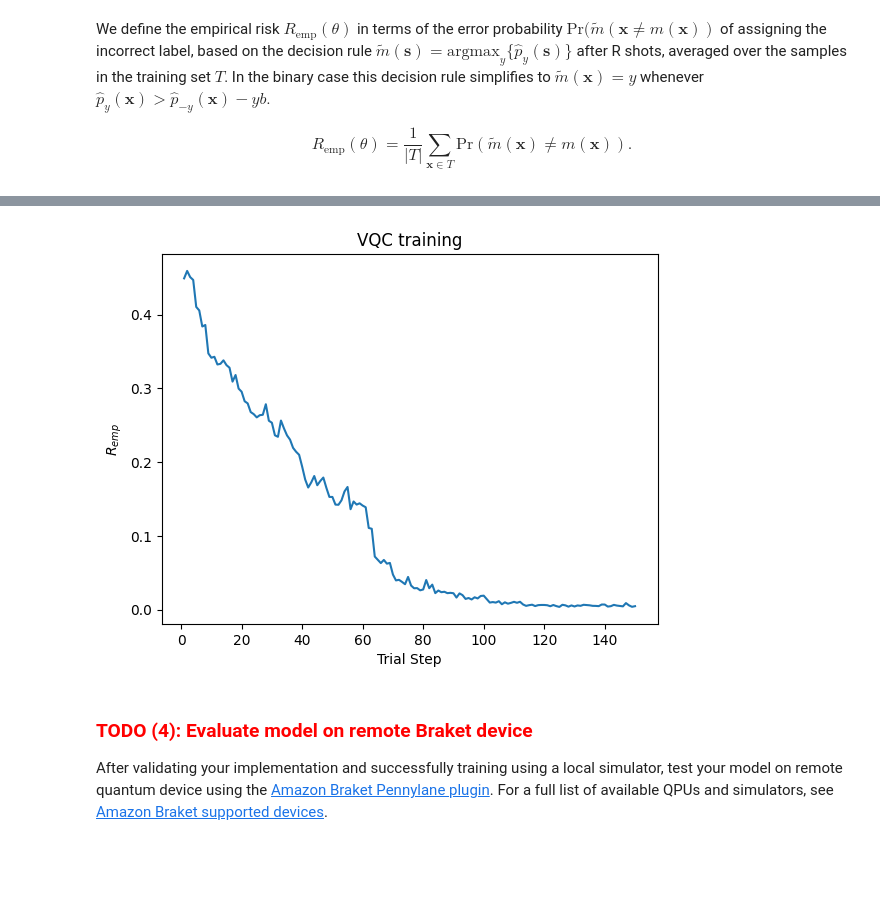
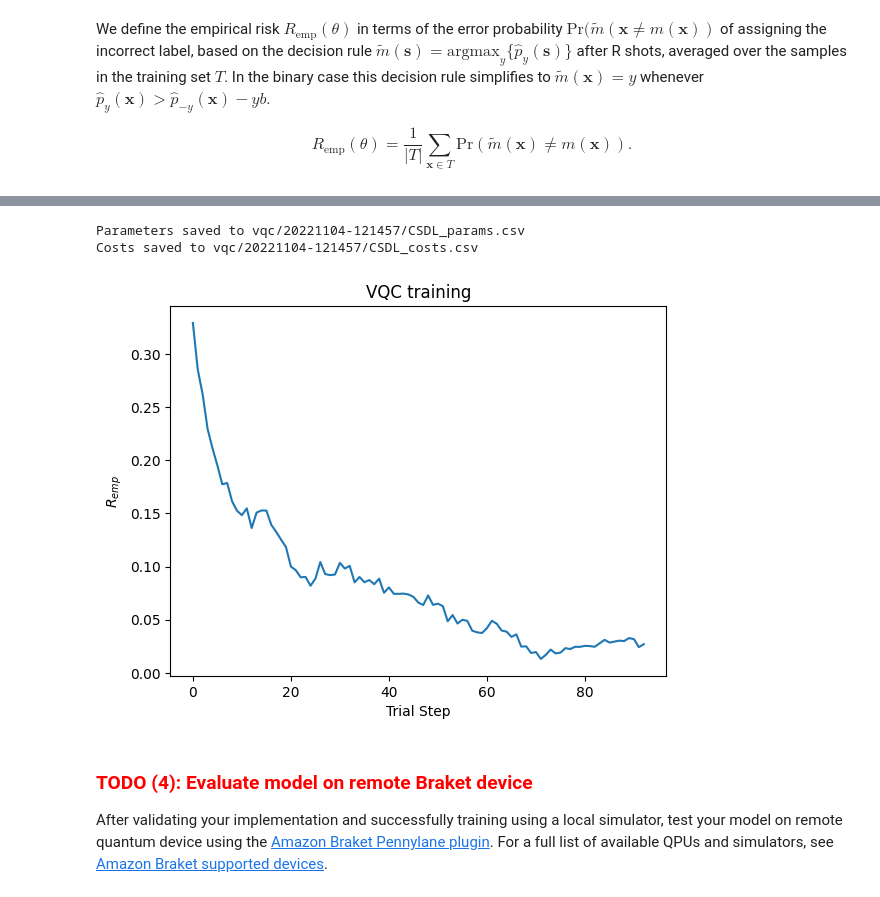
Before and after one commit to qBraid/HAQS-2022, a Jupyter notebook: qml-classifier-challenge/vqc_challenge.ipynb, the cells around one changed output, grey strips where cells are left out. Drawn from its saved outputs; the diff is of its cells as text; code cells hidden in the pictures; blank space fills up the shorter version.

```diff
--- a/qml-classifier-challenge/vqc_challenge.ipynb
+++ b/qml-classifier-challenge/vqc_challenge.ipynb
@@ -140,14 +140,18 @@ $$U_{\Phi(\textbf{x})} = \exp\bigg(i \sum_{S \subseteq [n]} \phi_S(\textbf{x}) \
 where the $2^n$ coefficients $\phi(\textbf{x}) \in {\rm I\!R}$ are now non-linear functions of the input data $\textbf{x} \in {\rm I\!R}^n$. In general, maps with low degree expansions $|S| \leq d$ can be implemented efficiently. As in the original paper, use $n=d=2$.
 # %%
 def powerset(iterable, mx):
-    "powerset([1,2,3]) --> () (1,) (2,) (3,) (1,2) (1,3) (2,3) (1,2,3)"
+    """
+    Examples:
+        powerset([1,2,3]) --> () (1,) (2,) (3,) (1,2) (1,3) (2,3) (1,2,3)
+        powerset([1,2,3], 2) --> (1,2), (1,3), (2,3)
+    """
     s = list(iterable)
     pset = chain.from_iterable(combinations(s, r) for r in range(len(s) + 1))
     return [l for l in list(pset) if len(l) == mx]
 # %%
 n_wires = 2  # number of qubits
 S_size = 2  # number of interactions considered
-depth = 1  # number of layers in ansatz
+depth = 2  # number of layers in ansatz
 pset = powerset(range(n_wires), S_size)
 # %%
 def encode_data(x):
@@ -183,11 +191,11 @@ def feature_map(x):
             qml.Hadamard(wires=i)
 
         for i in range(n_wires):
-            qml.RZ(2 * x[i % 2], wires=i)
+            qml.RZ(-2 * x[i], wires=i)
 
         for s in pset:
             qml.CNOT(wires=s)
-            qml.RZ(2 * x[2], wires=s[1])
+            qml.RZ(-2 * x[-1], wires=s[-1])
             qml.CNOT(wires=s)
 # %% [markdown]
 ## Construct short-depth discriminator circuit $W(\theta)$
@@ -242,9 +258,9 @@ def circuit(params, x):
 
     return qml.probs(wires=range(n_wires))  # p(+1), p(-1)
 # %%
-shots = 500  # number of circuit executions
+shots = 200  # number of circuit executions
 
-dev_local = qml.device("default.qubit", wires=n_wires, shots=shots)
+dev_local = qml.device("lightning.qubit", wires=n_wires, shots=shots)
 
 qnode_local = qml.QNode(circuit, dev_local)
 # %%
@@ -387,16 +421,37 @@ Costs saved to vqc/20221029-134025/CSDL_costs.csv
+# %%
+# Output folder
+time_str = time.strftime("%Y%m%d-%H%M%S")
+VQC_OUT = f"vqc/{time_str}"
+os.makedirs(VQC_OUT, exist_ok=True)
+
+params_csv = f"{VQC_OUT}/{TEAM_NAME}_params.csv"
+costs_csv = f"{VQC_OUT}/{TEAM_NAME}_costs.csv"
+
+np.savetxt(params_csv, params.reshape(n_wires * (depth + 1), 3))
+print(f"\nParameters saved to {params_csv}")
+
+np.savetxt(
+    costs_csv,
+    np.vstack((range(iter_current), costs[:iter_current])).T,
+    delimiter=", ",
+)
+print(f"Costs saved to {costs_csv}")
+# %% [output]
+Parameters saved to vqc/20221104-121457/CSDL_params.csv
+Costs saved to vqc/20221104-121457/CSDL_costs.csv
 # %%
 # Plot loss
 loss_png = f"{VQC_OUT}/{TEAM_NAME}_loss.png"
 
 fig, ax = plt.subplots()
 ax.set_title("VQC training")
 ax.set_xlabel("Trial Step")
 ax.set_ylabel("$R_{emp}$")
-ax.plot(range(1, iterations + 1), costs)
+ax.plot(range(iter_current+1), costs)
 plt.savefig(loss_png)
 plt.show()
 # %% [output]
-[figure, old version]
+[figure, new version]
 # %% [markdown]
 ### <span style="color:red">TODO (4): Evaluate model on remote Braket device</span>
 
```
Also changed, not shown: parts of 12 cells of this notebook, 2 other files.
